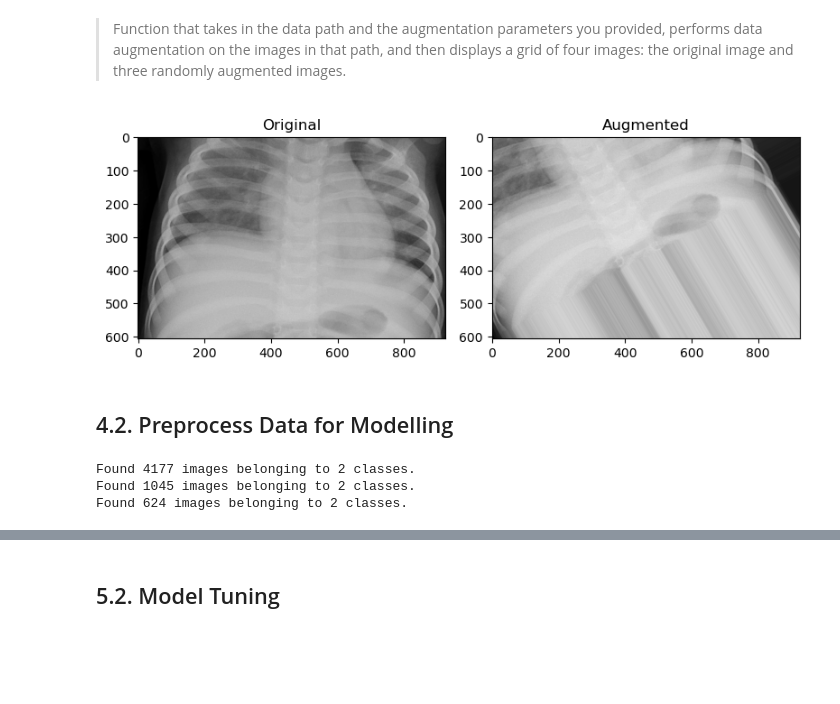
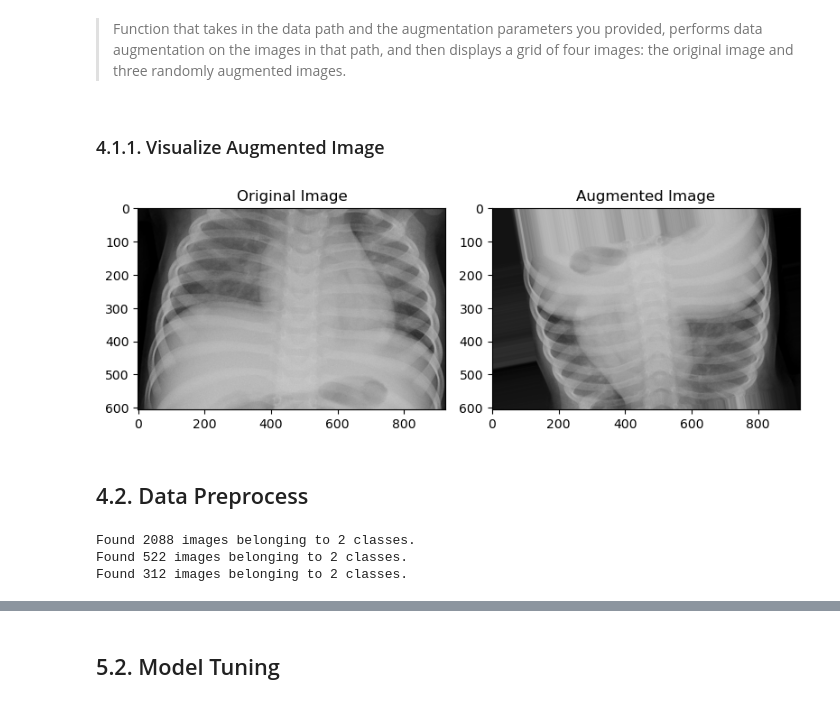
Before and after one commit to BrianKip035/-Image-Classification-with-Deep-Learning, a Jupyter notebook: notebook.ipynb, the cells around one changed output, grey strips where cells are left out. Cells and saved outputs as stored; diff of their text form; code cells hidden in the pictures; blank space fills up the shorter version.

```diff
--- a/notebook.ipynb
+++ b/notebook.ipynb
@@ -146,9 +146,9 @@ for cat in classes:
 ### 3.3.3. Visualize Class Distribution
 # %%
 # Path to class pneumonia
-pneu_train_path = '/home/munyao/Desktop/deku/chest_data/train/PNEUMONIA'
+pneu_train_path = train_path+'PNEUMONIA'
 # Path to class normal
-norm_train_path = '/home/munyao/Desktop/deku/chest_data/train/NORMAL'
+norm_train_path = train_path+'NORMAL'
 
 # Get the class distribution
 number_classes = {'Train Pneumonia': len(os.listdir(pneu_train_path)),
@@ -188,43 +268,43 @@ def display_augmented_images(data, augmentation_params):
     # Display the original and augmented images in a grid
     fig, axs = plt.subplots(1, 2, figsize=(8, 4))
     axs[0].imshow(data[0])
-    axs[0].set_title('Original')
+    axs[0].set_title('Original Image')
     axs[1].imshow(augmented_data[0])
-    axs[1].set_title('Augmented')
+    axs[1].set_title('Augmented Image')
 
     plt.tight_layout()
 
     # Show images
     plt.show()
-
-# Call Function
-data = np.array([plt.imread(os.path.join(pneu_train_path, f)) for f in os.listdir(pneu_train_path)[:1]])
-augmentation_params = {
-    'rotation_range': 30,
-    'width_shift_range': 0.2,
-    'height_shift_range': 0.2,
-    'shear_range': 0.2,
-    'zoom_range': 0.2,
-    'horizontal_flip': True,
-    'vertical_flip': True,
-    'brightness_range': (0.8, 1.2)
-}
-
-display_augmented_images(data, augmentation_params)
-# %% [output]
-[figure, removed]
-# %% [markdown]
-## 4.2. Preprocess Data for Modelling
+# %% [markdown]
+### 4.1.1. Visualize Augmented Image
+# %%
+# Image to apply augmentation
+data = np.array([plt.imread(os.path.join(pneu_train_path, f)) for f in os.listdir(pneu_train_path)[:1]])
+
+# Augmentation params
+augmentation_params = {
+    'rotation_range': 15,
+    'width_shift_range': 0.2,
+    'height_shift_range': 0.2,
+    'shear_range': 0.2,
+    'zoom_range': 0.2,
+    'horizontal_flip': True,
+    'vertical_flip': True,
+    'brightness_range': (0.8, 1.2)
+}
+
+# Call the function
+display_augmented_images(data, augmentation_params)
+# %% [output]
+[figure, added]
+# %% [markdown]
+## 4.2. Data Preprocess
 # %%
 # Define the batch size and image dimensions
 batch_size = 32
-img_height = 224
-img_width = 224
-
-# Define the paths to the training and validation directories
-train_dir = train_path
-val_dir = val_path
-test_dir = test_path
+img_height = 150
+img_width = 150
 
 # Create an ImageDataGenerator object for data augmentation
 train_datagen = ImageDataGenerator(
@@ -243,15 +323,15 @@ train_datagen = ImageDataGenerator(
 val_datagen = ImageDataGenerator(rescale=1./255)
 
 # Create a training data generator
-train_generator = train_datagen.flow_from_directory(
-    train_dir,
+train_generator_half = train_datagen.flow_from_directory(
+    train_dir_half,
     target_size=(img_height, img_width),
     batch_size=batch_size,
     class_mode='binary')
 
 # Create a validation data generator
-val_generator = val_datagen.flow_from_directory(
-    val_dir,
+val_generator_half = val_datagen.flow_from_directory(
+    val_dir_half,
     target_size=(img_height, img_width),
     batch_size=batch_size,
     class_mode='binary')
@@ -259,12 +339,12 @@ val_generator = val_datagen.flow_from_directory(
 # Create an ImageDataGenerator object for the test data
 test_datagen = ImageDataGenerator(rescale=1./255)
 
-test_generator = test_datagen.flow_from_directory(
-    test_dir,
+test_generator_half = test_datagen.flow_from_directory(
+    test_dir_half,
     target_size=(224, 224),
     batch_size=32,
     class_mode='binary')
 # %% [output]
-Found 4177 images belonging to 2 classes.
-Found 1045 images belonging to 2 classes.
-Found 624 images belonging to 2 classes.
+Found 2088 images belonging to 2 classes.
+Found 522 images belonging to 2 classes.
+Found 312 images belonging to 2 classes.
```
Also changed, not shown: parts of 70 cells of this notebook.
